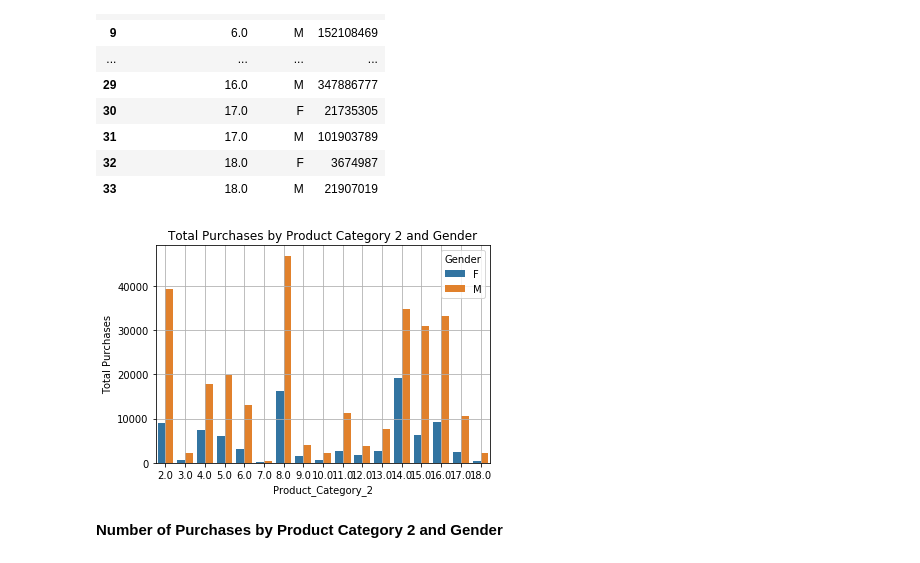
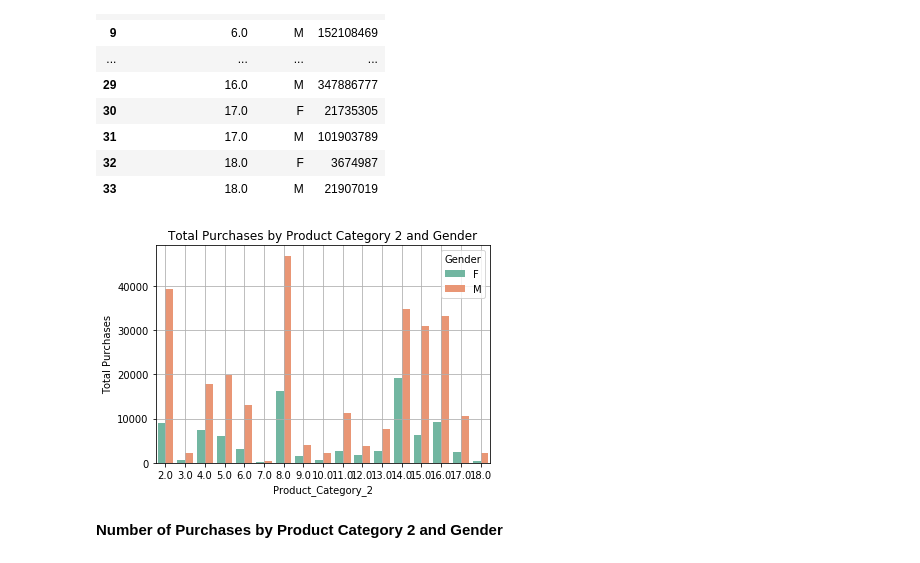
Before and after one commit to pinkdragon1000/Black-Friday-Project, a Jupyter notebook: Black Friday Analysis.ipynb, the cells around one changed output. Cells and saved outputs as stored; diff of their text form; code cells hidden in the pictures.

```diff
--- a/Black Friday Analysis.ipynb
+++ b/Black Friday Analysis.ipynb
@@ -657,13 +657,13 @@ groupgenderproduct2
 | 33 | 18.0 | M | 21907019 |
 # %%
 sns.reset_orig()
-sns.countplot('Product_Category_2',hue='Gender',data=df)
+sns.countplot('Product_Category_2',hue='Gender',data=df,palette="Set2")
 plt.ylabel('Total Purchases')
 plt.title('Total Purchases by Product Category 2 and Gender')
 plt.grid()
 plt.show()
 # %% [output]
-[figure, old version]
+[figure, new version]
 # %% [markdown]
 **Number of Purchases by Product Category 2 and Gender**
 # %%
```
Also changed, not shown: parts of 8 cells of this notebook.
